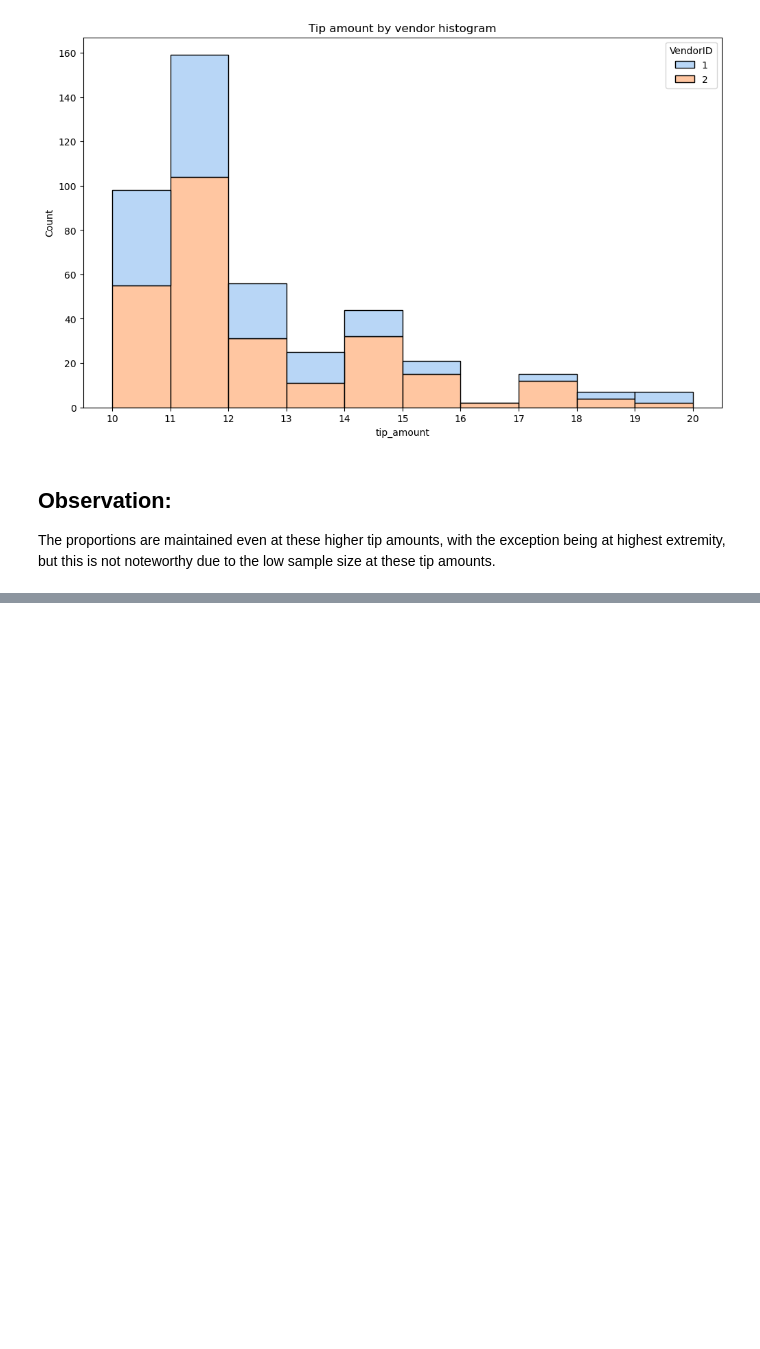
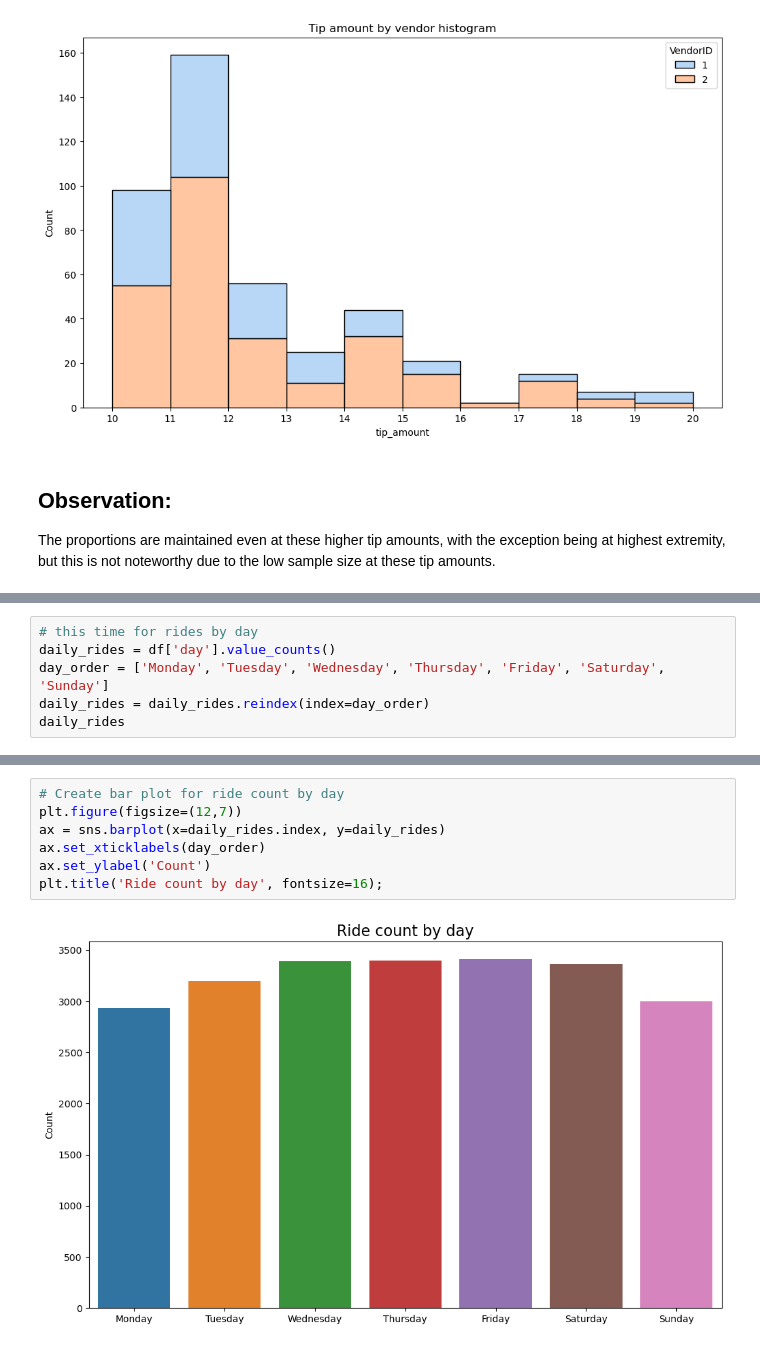
Before and after one commit to Mustafa777Xo/TLC, a Jupyter notebook: TLC.ipynb, the cells around one changed output, grey strips where cells are left out. Cells and saved outputs as stored; diff of their text form; blank space fills up the shorter version.

```diff
--- a/TLC.ipynb
+++ b/TLC.ipynb
@@ -283,0 +384,6 @@ The proportions are maintained even at these higher tip amounts, with the except
+# %%
+# this time for rides by day
+daily_rides = df['day'].value_counts()
+day_order = ['Monday', 'Tuesday', 'Wednesday', 'Thursday', 'Friday', 'Saturday', 'Sunday']
+daily_rides = daily_rides.reindex(index=day_order)
+daily_rides
@@ -283,0 +399,9 @@ The proportions are maintained even at these higher tip amounts, with the except
+# %%
+# Create bar plot for ride count by day
+plt.figure(figsize=(12,7))
+ax = sns.barplot(x=daily_rides.index, y=daily_rides)
+ax.set_xticklabels(day_order)
+ax.set_ylabel('Count')
+plt.title('Ride count by day', fontsize=16);
+# %% [output]
+[figure, added]
```
Also changed, not shown: parts of 28 cells of this notebook.
